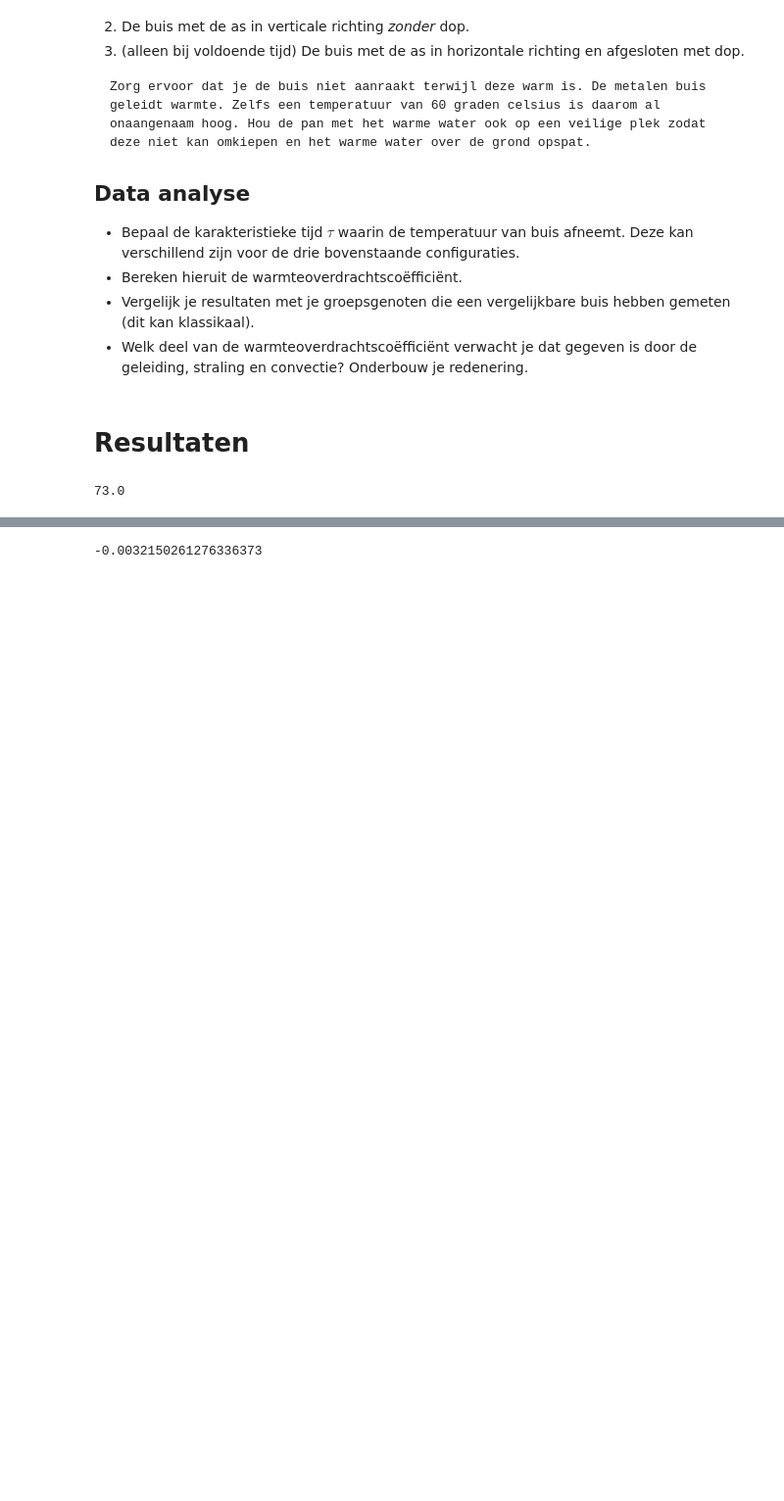
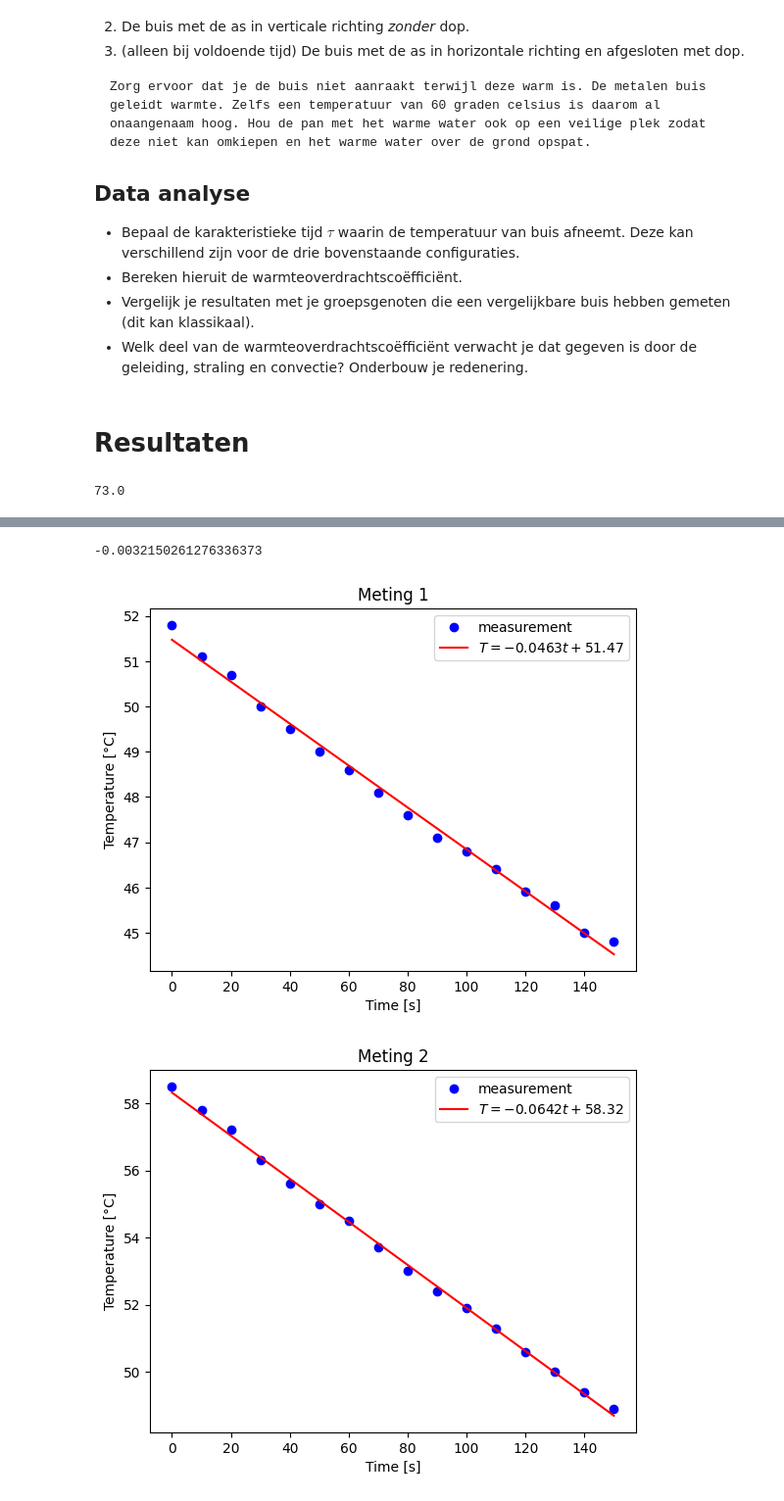
Before and after one commit to srimanp07/SrimanAbel, a Jupyter notebook: Content/Labs/koelbuis.ipynb, the cells around one changed output, grey strips where cells are left out. Shown at 98% size. Cells and saved outputs as stored; diff of their text form; code cells hidden in the pictures; blank space fills up the shorter version.

```diff
--- a/Content/Labs/koelbuis.ipynb
+++ b/Content/Labs/koelbuis.ipynb
@@ -186,33 +186,53 @@ temps3 = np.array([56.7,56.2,55.7,55.1,54.5,53.8,52.5,51.9,51.0,50.5,50.0,49.5,4
 # pas beginwaardes aan naar schatting
 # Het aantal maxfev moet wellicht hoger voor goede convergentie van de waarde
 popt, pocv = curve_fit(exp_func, times1, temps1, p0=[53, 1000, 20], maxfev=7000)
 
 A_exp, tau_exp, T_omg_exp = popt
 
 y_fit = exp_func(times1, *popt)
 
 
 
 print(exp_func(0,53, 1000, 20))
 plt.figure()
 plt.xlabel('Time [s]')
 plt.ylabel('Temperature [K]')
 
 plt.plot(times1, temps1, 'bo', label='measurement')
 plt.plot(times1, y_fit, 'r-',
          label='$T = %0.2f e^{-t/%0.4f} + %0.2f$' % (A_exp, tau_exp, T_omg_exp))
 
 plt.legend()
 
 plt.show()
 
 h_exp = (warmtecapaciteit) / (tau_exp * buitenoppervlak)
 
 print(h_exp) # warmteoverdrachtscoëfficiënt in W/m^2 K
-# Sla figuren op met
-#
-# plt.savefig("Figuren/naam.png", dpi=450)
+times = [times1, times2, times3]
+temps = [temps1, temps2, temps3]
+titles = ['Meting 1', 'Meting 2', 'Meting 3']
+
+for i in range(3):
+    # linear fit: T = a*t + b
+    a, b = np.polyfit(times[i], temps[i], 1)
+    y_fit = a * times[i] + b
+
+    plt.figure()
+    plt.plot(times[i], temps[i], 'bo', label='measurement')
+    plt.plot(
+        times[i], y_fit, 'r-',
+        label=f'$T = {a:.4f} t + {b:.2f}$'
+    )
+
+    plt.xlabel('Time [s]')
+    plt.ylabel('Temperature [°C]')
+    plt.title(titles[i])
+    plt.legend()
+    plt.show()
 # %% [output]
 73.0
 [figure]
 -0.0032150261276336373
+[figure, added]
+[figure, added]
```
Also changed, not shown: parts of 2 cells of this notebook.
